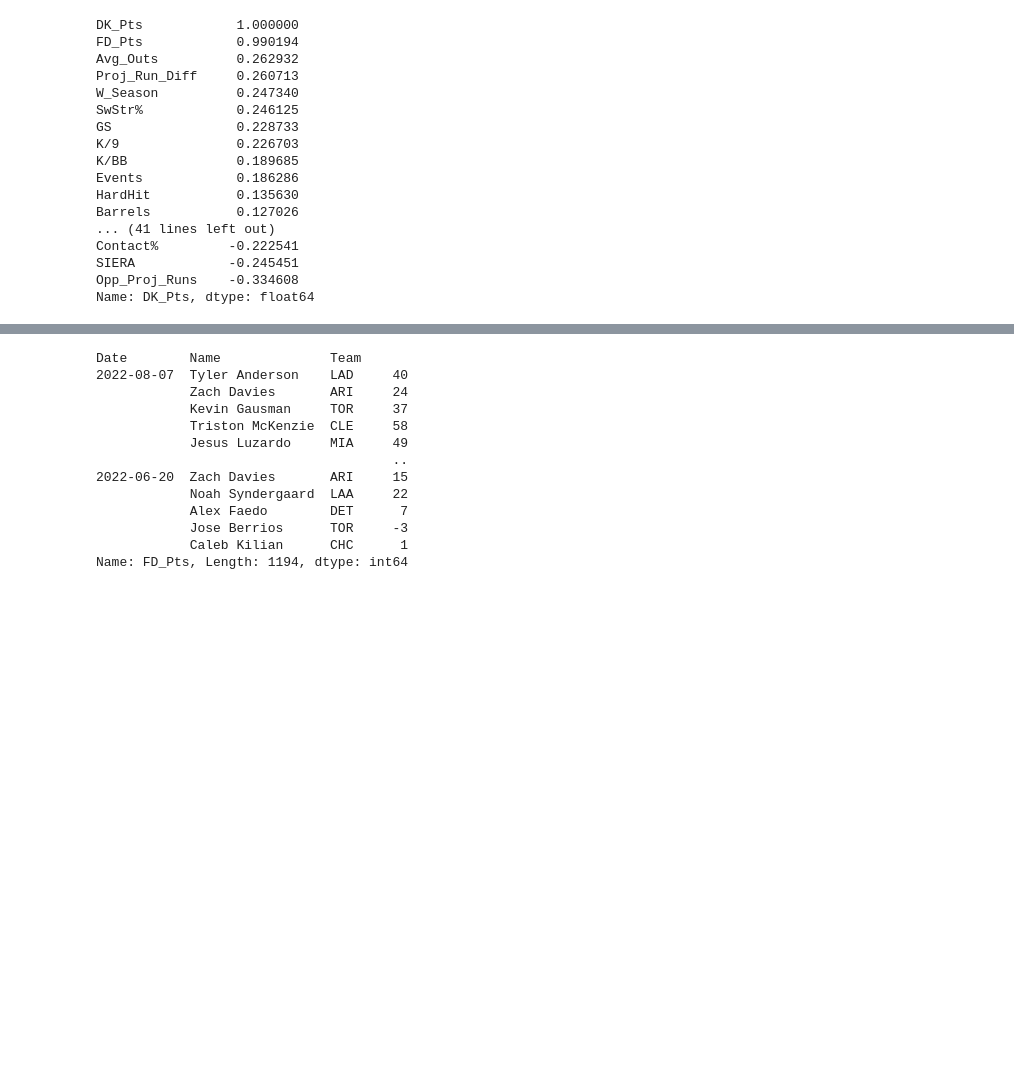
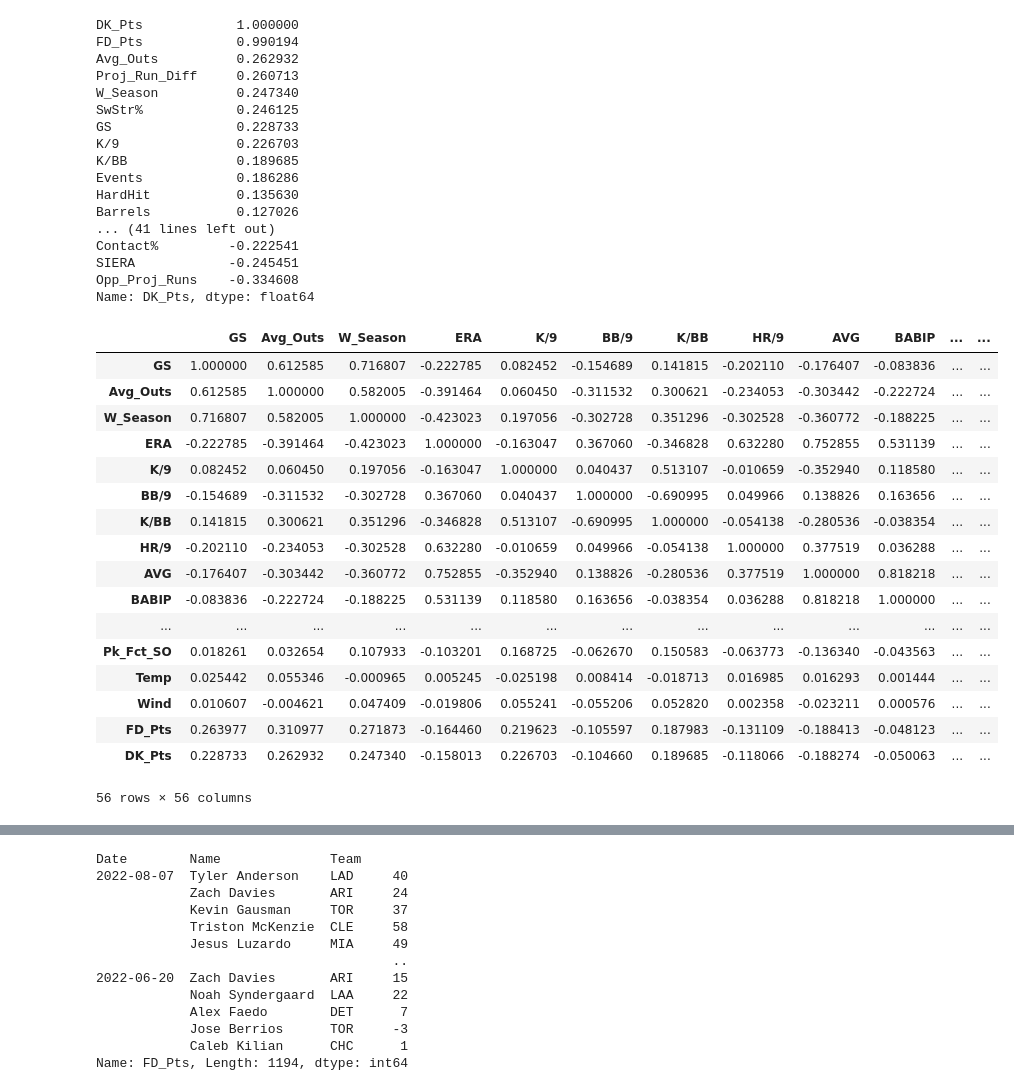
Before and after one commit to mbmontana785/MLB_Pitching_Model, a Jupyter notebook: MLB_Pitch_Model_Modeling.ipynb, the cells around one changed output, grey strips where cells are left out. Saved outputs shown, nothing was run; the diff lists cells and outputs as text; code cells hidden in the pictures; blank space fills up the shorter version.

```diff
--- a/MLB_Pitch_Model_Modeling.ipynb
+++ b/MLB_Pitch_Model_Modeling.ipynb
@@ -131,0 +146,29 @@ Name: DK_Pts, dtype: float64
+# %%
+df1 = main_df.pop('FD_Pts')
+df2 = main_df.pop('DK_Pts')
+# %%
+main_df['FD_Pts'] = df1
+main_df['DK_Pts'] = df2
+# %%
+main_df_corr = main_df.corr()
+# %%
+main_df_corr
+# %% [output]
+|  | GS | Avg_Outs | W_Season | ERA | K/9 | BB/9 | K/BB | HR/9 | AVG | BABIP | ... | ... |
+| GS | 1.000000 | 0.612585 | 0.716807 | -0.222785 | 0.082452 | -0.154689 | 0.141815 | -0.202110 | -0.176407 | -0.083836 | ... | ... |
+| Avg_Outs | 0.612585 | 1.000000 | 0.582005 | -0.391464 | 0.060450 | -0.311532 | 0.300621 | -0.234053 | -0.303442 | -0.222724 | ... | ... |
+| W_Season | 0.716807 | 0.582005 | 1.000000 | -0.423023 | 0.197056 | -0.302728 | 0.351296 | -0.302528 | -0.360772 | -0.188225 | ... | ... |
+| ERA | -0.222785 | -0.391464 | -0.423023 | 1.000000 | -0.163047 | 0.367060 | -0.346828 | 0.632280 | 0.752855 | 0.531139 | ... | ... |
+| K/9 | 0.082452 | 0.060450 | 0.197056 | -0.163047 | 1.000000 | 0.040437 | 0.513107 | -0.010659 | -0.352940 | 0.118580 | ... | ... |
+| BB/9 | -0.154689 | -0.311532 | -0.302728 | 0.367060 | 0.040437 | 1.000000 | -0.690995 | 0.049966 | 0.138826 | 0.163656 | ... | ... |
+| K/BB | 0.141815 | 0.300621 | 0.351296 | -0.346828 | 0.513107 | -0.690995 | 1.000000 | -0.054138 | -0.280536 | -0.038354 | ... | ... |
+| HR/9 | -0.202110 | -0.234053 | -0.302528 | 0.632280 | -0.010659 | 0.049966 | -0.054138 | 1.000000 | 0.377519 | 0.036288 | ... | ... |
+| AVG | -0.176407 | -0.303442 | -0.360772 | 0.752855 | -0.352940 | 0.138826 | -0.280536 | 0.377519 | 1.000000 | 0.818218 | ... | ... |
+| BABIP | -0.083836 | -0.222724 | -0.188225 | 0.531139 | 0.118580 | 0.163656 | -0.038354 | 0.036288 | 0.818218 | 1.000000 | ... | ... |
+| ... | ... | ... | ... | ... | ... | ... | ... | ... | ... | ... | ... | ... |
+| Pk_Fct_SO | 0.018261 | 0.032654 | 0.107933 | -0.103201 | 0.168725 | -0.062670 | 0.150583 | -0.063773 | -0.136340 | -0.043563 | ... | ... |
+| Temp | 0.025442 | 0.055346 | -0.000965 | 0.005245 | -0.025198 | 0.008414 | -0.018713 | 0.016985 | 0.016293 | 0.001444 | ... | ... |
+| Wind | 0.010607 | -0.004621 | 0.047409 | -0.019806 | 0.055241 | -0.055206 | 0.052820 | 0.002358 | -0.023211 | 0.000576 | ... | ... |
+| FD_Pts | 0.263977 | 0.310977 | 0.271873 | -0.164460 | 0.219623 | -0.105597 | 0.187983 | -0.131109 | -0.188413 | -0.048123 | ... | ... |
+| DK_Pts | 0.228733 | 0.262932 | 0.247340 | -0.158013 | 0.226703 | -0.104660 | 0.189685 | -0.118066 | -0.188274 | -0.050063 | ... | ... |
+56 rows × 56 columns
```
Also changed, not shown: parts of 58 cells of this notebook.
